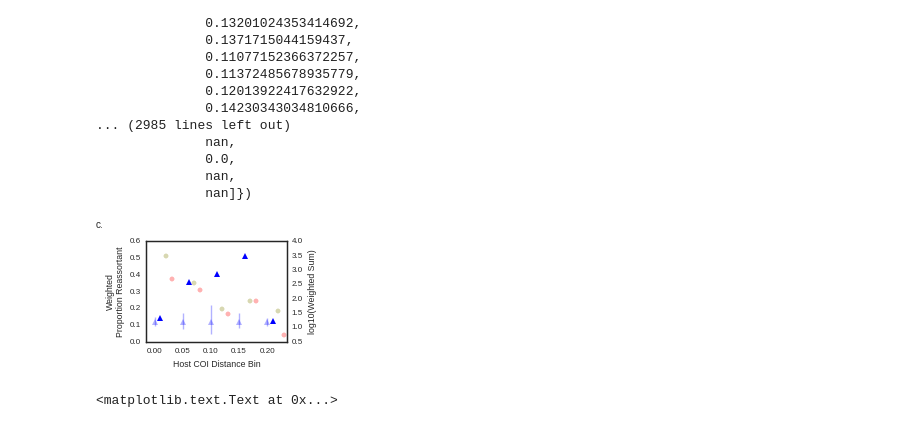
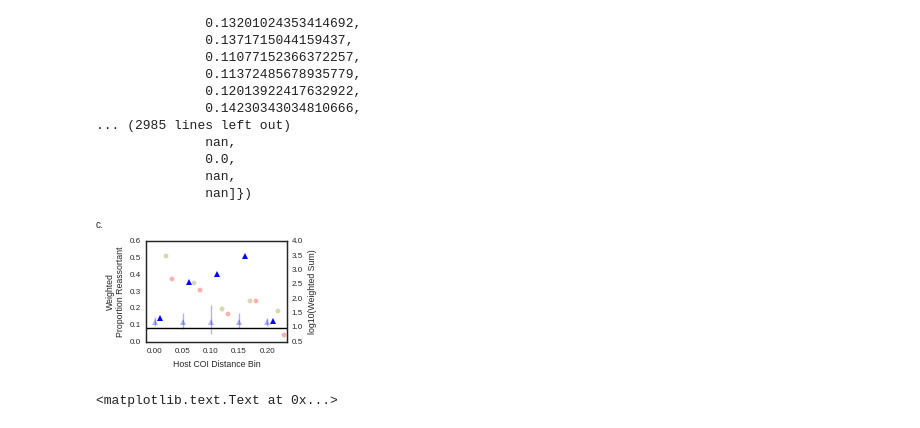
Before and after one commit to ericmjl/influenza-global-reassortment, a Jupyter notebook: Make Figure - Proportion Reassortant.ipynb, the cells around one changed output. Saved outputs shown, nothing was run; the diff lists cells and outputs as text; code cells hidden in the pictures.

```diff
--- a/Make Figure - Proportion Reassortant.ipynb
+++ b/Make Figure - Proportion Reassortant.ipynb
@@ -755,35 +758,35 @@ total_counts = df[['reassortant', 'clonal']].apply(lambda x:np.log10(x)).reset_i
 total_counts.columns = ['Host COI Hamming Distance', 'Reassortant', 'Clonal']
 total_counts.replace(-np.inf, np.nan, inplace=True)
 total_counts.dropna(inplace=True)
 total_counts.set_index('Host COI Hamming Distance', inplace=True)
 
 # total_counts.plot(x='Host COI Hamming Distance', y='Reassortant', color='green', alpha=0.3, ax=ax, secondary_y=True)
 ax2 = ax.twinx()
 # total_counts.plot(x='Host COI Hamming Distance', y='Clonal', color='blue', alpha=0.3, ax=ax)
 c_handle = ax2.scatter(x=np.array(total_counts.index)+0.02,
                        y=total_counts['Clonal'],
                        color='olive',
                        alpha=0.3,
                        label='Clonal Descent')
 r_handle = ax2.scatter(x=np.array(total_counts.index)+0.03,
                        y=total_counts['Reassortant'],
                        color='red',
                        alpha=0.3,
                        label='Reassortant')
 # ax2.legend(loc='upper right')
 # ax.legend(loc='upper left')
 # plt.legend(handles=[d_handle, n_handle, c_handle, r_handle], loc=2, bbox_to_anchor=(1.15, 1))
 
 ax.set_xlim(-0.015, 0.235)
 ax.set_ylabel('Weighted\nProportion Reassortant')
 ax2.set_ylabel('log10(Weighted Sum)')
 ax.set_xlabel('Host COI Distance Bin')
 ax.annotate('c.', xy=(0,1), xycoords='figure fraction', va='top', ha='left')
-
+ax2.axhline(y=1, color='black')
 plt.subplots_adjust(left=0.2, right=0.85, bottom=0.2)
 plt.savefig('figures/Proportion Reassortant COI.pdf')
 # %% [output]
-[figure, old version]
+[figure, new version]
 # %%
 total_counts = df[['reassortant', 'clonal']].apply(lambda x:np.log10(x)).reset_index()
 total_counts.columns = ['Host COI Hamming Distance', 'Reassortant', 'Clonal']
```
Also changed, not shown: parts of 1 cell of this notebook, 2 other files.
